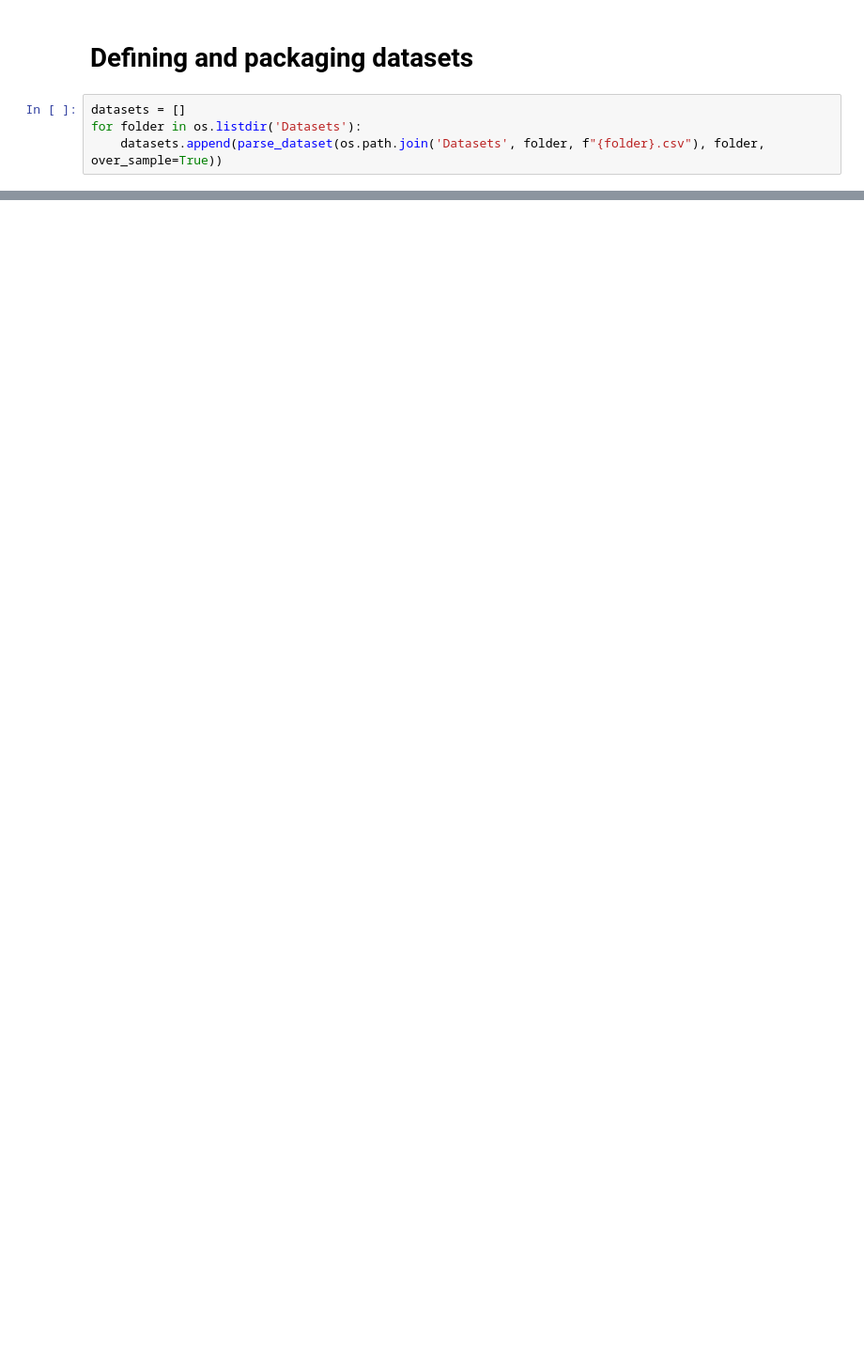
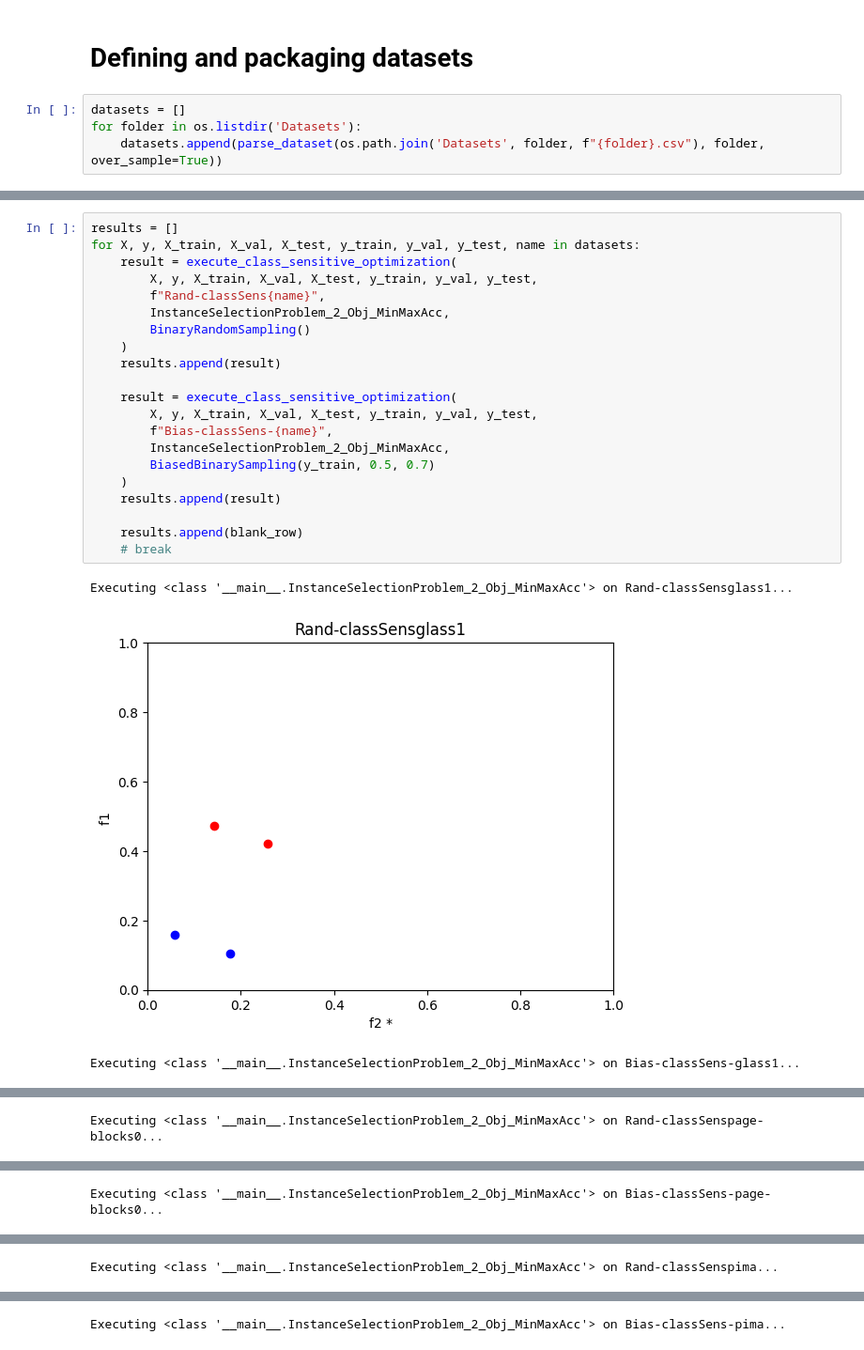
Before and after one commit to Ryan-JW-Kim/Minority-Class-Synthesis, a Jupyter notebook: GA_experiment.ipynb, the cells around one changed output, grey strips where cells are left out. Shown at 94% size. Drawn from its saved outputs; the diff is of its cells as text; blank space fills up the shorter version.

```diff
--- a/GA_experiment.ipynb
+++ b/GA_experiment.ipynb
@@ -425,0 +705,25 @@ pd.DataFrame(results, columns=report_columns)
+# %%
+results = []
+for X, y, X_train, X_val, X_test, y_train, y_val, y_test, name in datasets:
+	result = execute_class_sensitive_optimization(
+		X, y, X_train, X_val, X_test, y_train, y_val, y_test,
+		f"Rand-classSens{name}",
+		InstanceSelectionProblem_2_Obj_MinMaxAcc,
+		BinaryRandomSampling()
+	)
+	results.append(result)
+
+	result = execute_class_sensitive_optimization(
+		X, y, X_train, X_val, X_test, y_train, y_val, y_test,
+		f"Bias-classSens-{name}",
+		InstanceSelectionProblem_2_Obj_MinMaxAcc,
+		BiasedBinarySampling(y_train, 0.5, 0.7)
+	)
+	results.append(result)
+
+	results.append(blank_row)
+	# break
+# %% [output]
+Executing <class '__main__.InstanceSelectionProblem_2_Obj_MinMaxAcc'> on Rand-classSensglass1...
+[figure, added]
+Executing <class '__main__.InstanceSelectionProblem_2_Obj_MinMaxAcc'> on Bias-classSens-glass1...
@@ -425,0 +731 @@ pd.DataFrame(results, columns=report_columns)
+Executing <class '__main__.InstanceSelectionProblem_2_Obj_MinMaxAcc'> on Rand-classSenspage-blocks0...
@@ -425,0 +733 @@ pd.DataFrame(results, columns=report_columns)
+Executing <class '__main__.InstanceSelectionProblem_2_Obj_MinMaxAcc'> on Bias-classSens-page-blocks0...
@@ -425,0 +735 @@ pd.DataFrame(results, columns=report_columns)
+Executing <class '__main__.InstanceSelectionProblem_2_Obj_MinMaxAcc'> on Rand-classSenspima...
@@ -425,0 +737 @@ pd.DataFrame(results, columns=report_columns)
+Executing <class '__main__.InstanceSelectionProblem_2_Obj_MinMaxAcc'> on Bias-classSens-pima...
```
Also changed, not shown: parts of 20 cells of this notebook.
